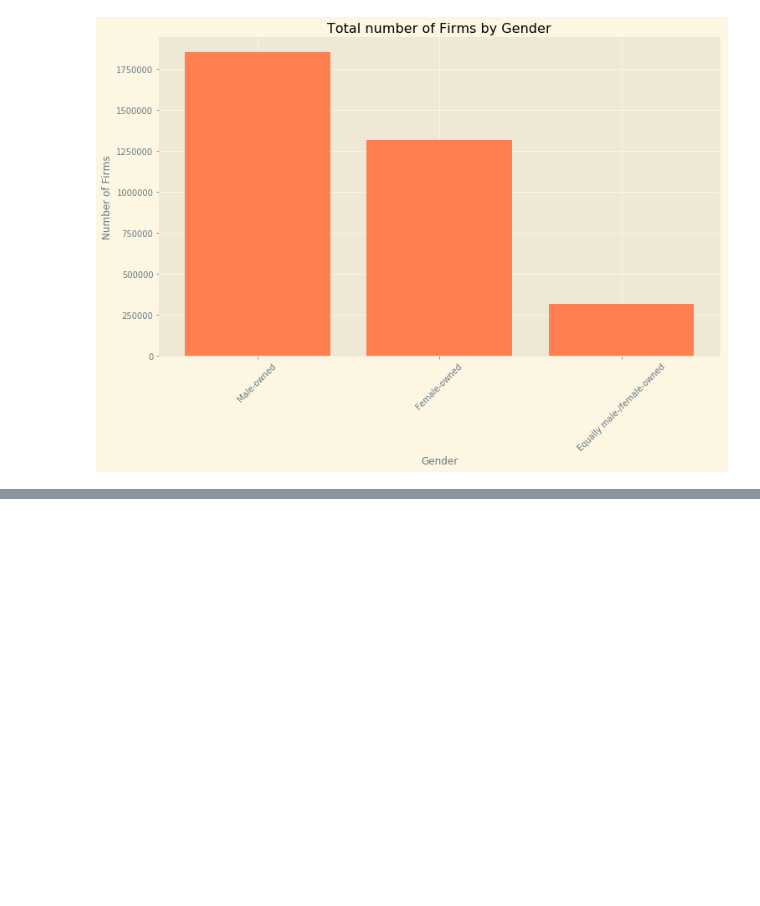
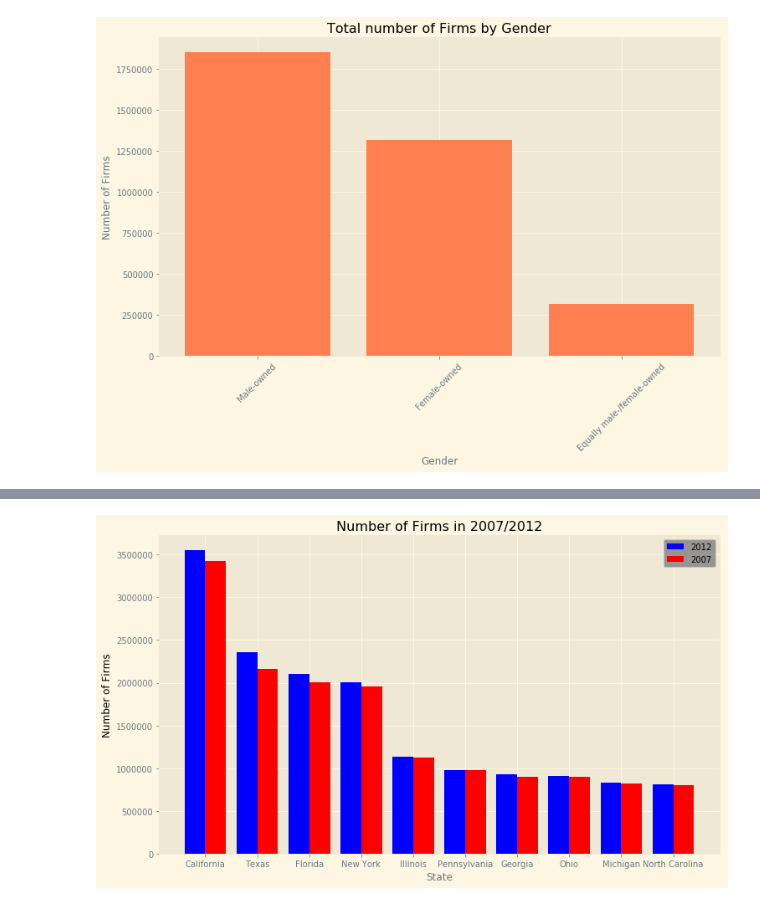
Before and after one commit to tafolabi/Project_Alpha, a Jupyter notebook: Project_Alpha.ipynb, the cells around one changed output, grey strips where cells are left out. Drawn from its saved outputs; the diff is of its cells as text; code cells hidden in the pictures; blank space fills up the shorter version.

```diff
--- a/Project_Alpha.ipynb
+++ b/Project_Alpha.ipynb
@@ -275,0 +346,4 @@ See the caveats in the documentation: http://pandas.pydata.org/pandas-docs/stabl
+# %%
+merged_firms_number = pd.merge(state_firms, state_firms_2, on="State")
+merged_firms_number = merged_firms_number.rename(columns = {"Number of Firms_x":"Number of Firms_2012","Number of Firms_y":"Number of Firms_2007"})
+merged_firms_number
@@ -275,0 +362,22 @@ See the caveats in the documentation: http://pandas.pydata.org/pandas-docs/stabl
+# %%
+xpos = np.arange(len(merged_firms_number['State']))
+plt.xticks(xpos+0.2, merged_firms_number['State'])
+
+
+plt.bar(xpos, merged_firms_number['Number of Firms_2012'], width=0.4,
+        label='2012', facecolor='blue', align='center')
+plt.bar(xpos+0.4, merged_firms_number['Number of Firms_2007'], width=0.4,
+        label='2007', facecolor='red', align='center')
+
+plt.title('Number of Firms in 2007/2012', color='black')
+plt.ylabel('Number of Firms', color='black')
+
+legend = plt.legend()
+plt.rcParams['figure.figsize']= (12,7)
+plt.style.use('Solarize_Light2')
+legend.get_frame().set_facecolor('grey')
+plt.xlabel("State")
+
+plt.savefig("Output/total_firms_2012_2007.png")
+# %% [output]
+[figure, added]
```
Also changed, not shown: parts of 6 cells of this notebook, 4 other files.
